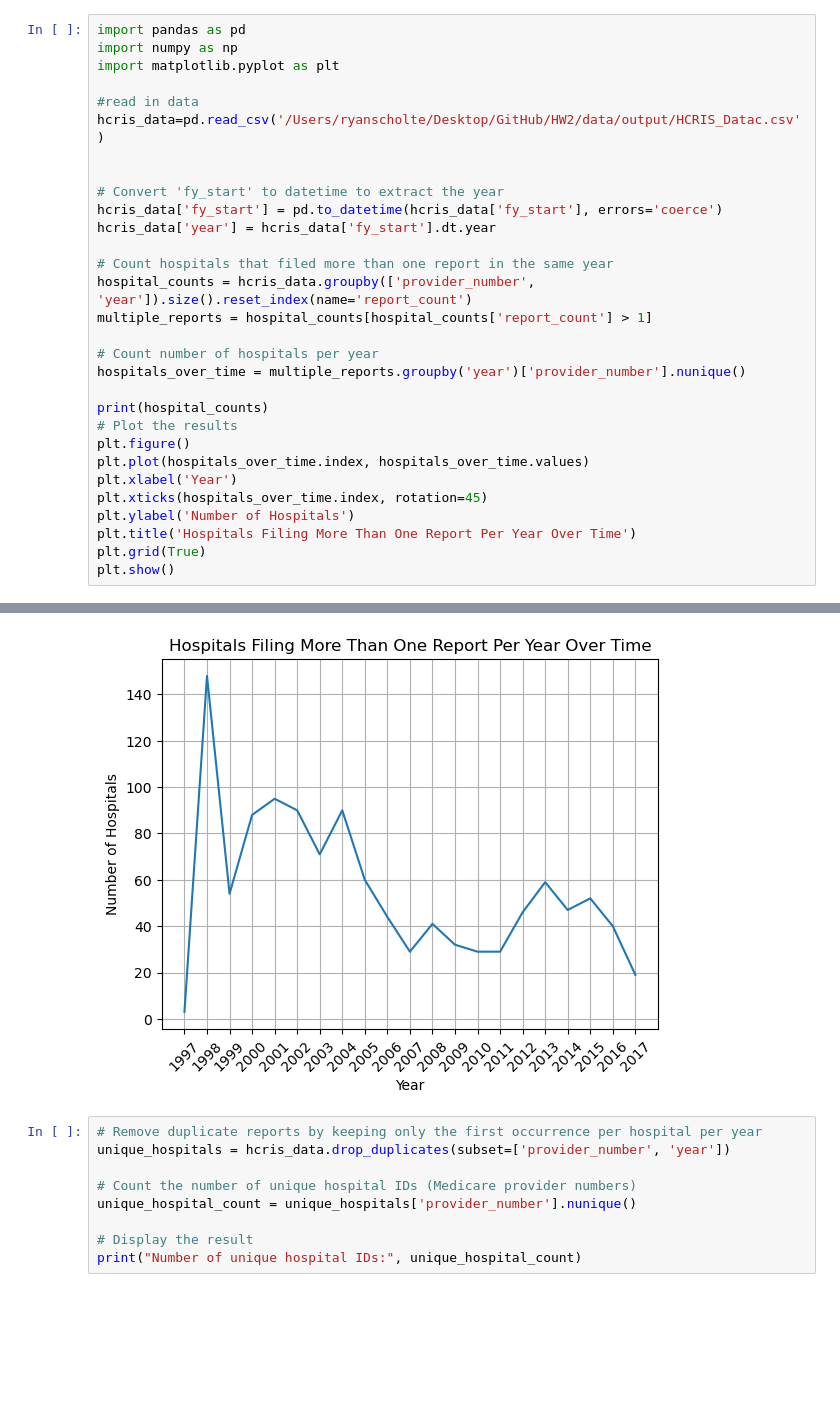
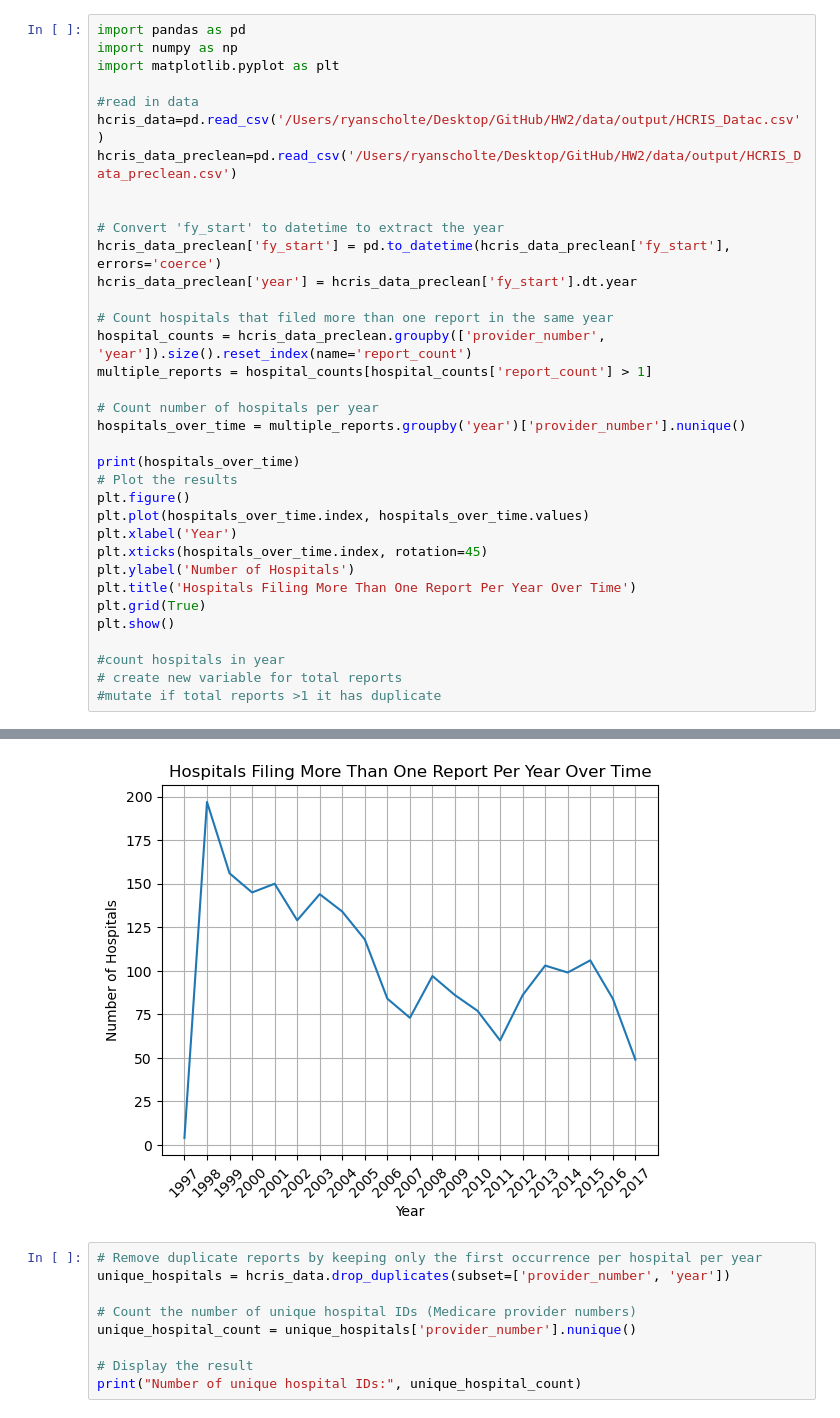
Before and after one commit to rscholt/HW2, a Jupyter notebook: submission2/analysis/hw2_analysis_2.ipynb, the cells around one changed output, grey strips where cells are left out. Cells and saved outputs as stored; diff of their text form; blank space fills up the shorter version.

```diff
--- a/submission2/analysis/hw2_analysis_2.ipynb
+++ b/submission2/analysis/hw2_analysis_2.ipynb
@@ -5,20 +5,21 @@ import matplotlib.pyplot as plt
 
 #read in data
 hcris_data=pd.read_csv('/Users/ryanscholte/Desktop/GitHub/HW2/data/output/HCRIS_Datac.csv')
+hcris_data_preclean=pd.read_csv('/Users/ryanscholte/Desktop/GitHub/HW2/data/output/HCRIS_Data_preclean.csv')
 
 
 # Convert 'fy_start' to datetime to extract the year
-hcris_data['fy_start'] = pd.to_datetime(hcris_data['fy_start'], errors='coerce')
-hcris_data['year'] = hcris_data['fy_start'].dt.year
+hcris_data_preclean['fy_start'] = pd.to_datetime(hcris_data_preclean['fy_start'], errors='coerce')
+hcris_data_preclean['year'] = hcris_data_preclean['fy_start'].dt.year
 
 # Count hospitals that filed more than one report in the same year
-hospital_counts = hcris_data.groupby(['provider_number', 'year']).size().reset_index(name='report_count')
+hospital_counts = hcris_data_preclean.groupby(['provider_number', 'year']).size().reset_index(name='report_count')
 multiple_reports = hospital_counts[hospital_counts['report_count'] > 1]
 
 # Count number of hospitals per year
 hospitals_over_time = multiple_reports.groupby('year')['provider_number'].nunique()
 
-print(hospital_counts)
+print(hospitals_over_time)
 # Plot the results
 plt.figure()
 plt.plot(hospitals_over_time.index, hospitals_over_time.values)
@@ -28,4 +29,8 @@ plt.ylabel('Number of Hospitals')
 plt.title('Hospitals Filing More Than One Report Per Year Over Time')
 plt.grid(True)
 plt.show()
+
+#count hospitals in year
+# create new variable for total reports
+#mutate if total reports >1 it has duplicate
 # %% [output]
@@ -46,4 +54,4 @@ plt.show()
-[figure, old version]
+[figure, new version]
 # %%
 # Remove duplicate reports by keeping only the first occurrence per hospital per year
 unique_hospitals = hcris_data.drop_duplicates(subset=['provider_number', 'year'])
```
Also changed, not shown: parts of 12 cells of this notebook.
